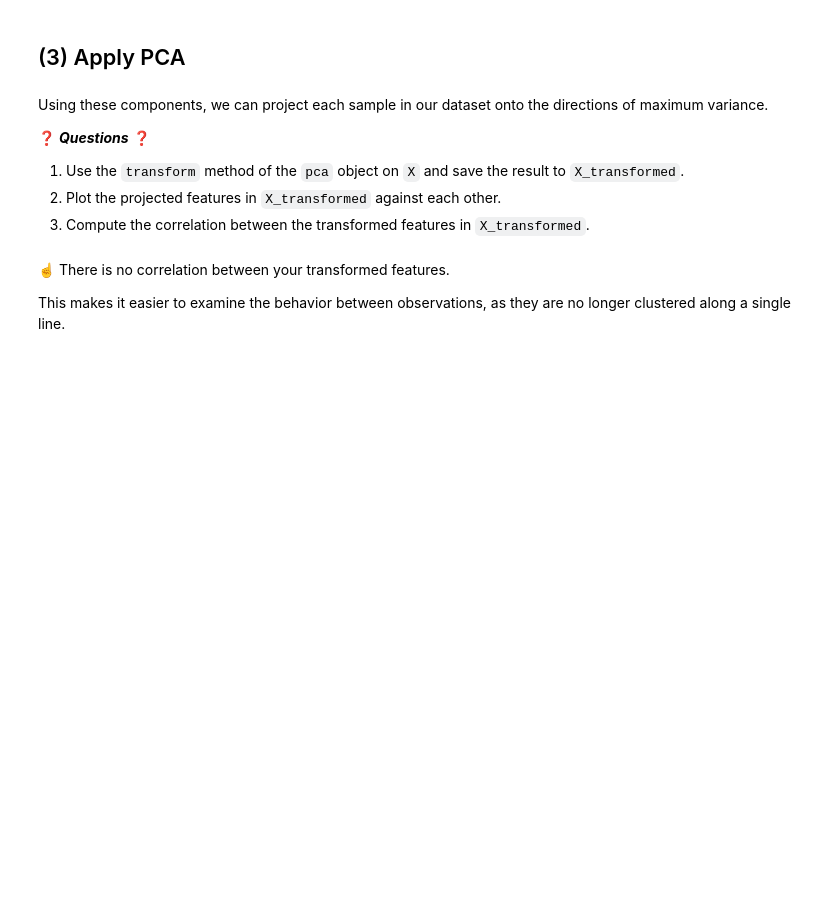
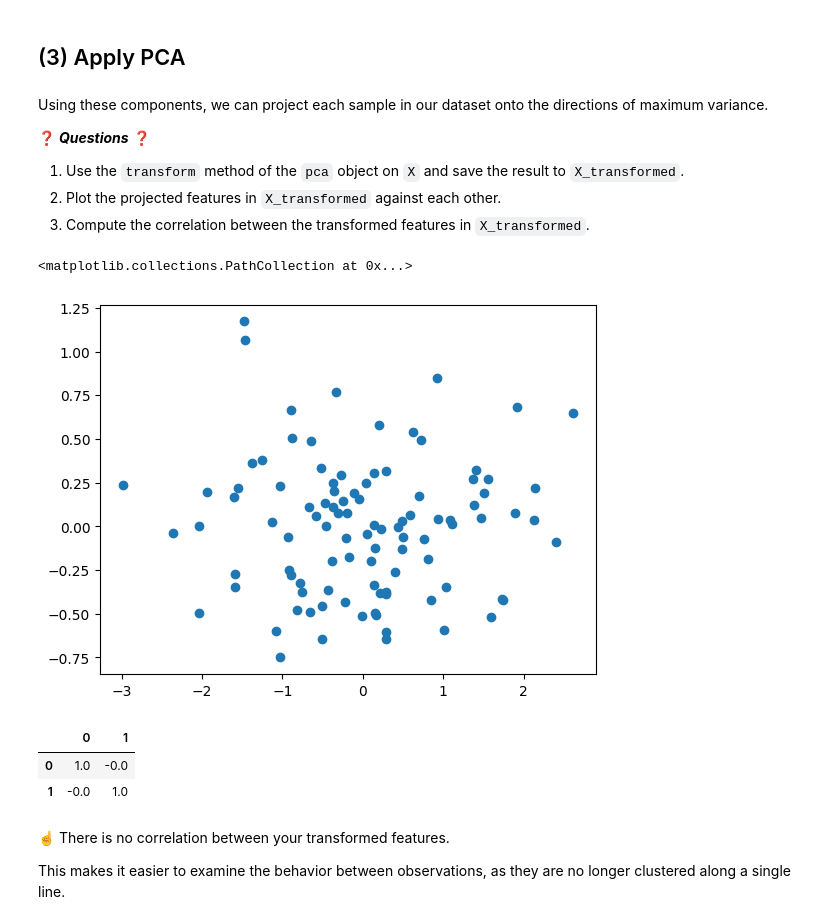
Before and after one commit to itsyeren/data-face-recoginition, a Jupyter notebook: warmup_pca.ipynb, the cells around one changed output. Drawn from its saved outputs; the diff is of its cells as text; code cells hidden in the pictures; blank space fills up the shorter version.

```diff
--- a/warmup_pca.ipynb
+++ b/warmup_pca.ipynb
@@ -42,0 +48,5 @@ Our observations are clustered along a single line, making it hard to distinguis
+# %%
+from sklearn.decomposition import PCA
+
+pca = PCA(n_components=2)
+pca.fit(X)
@@ -98,3 +113,16 @@ Using these components, we can project each sample in our dataset onto the direc
+# %%
+X_transformed = pca.transform(X)
+# %%
+plt.scatter(X_transformed[:,0], X_transformed[:,1])
+# %% [output]
+<matplotlib.collections.PathCollection at 0x...>
+[figure, added]
+# %%
+pd.DataFrame(X_transformed).corr().round(3)
+# %% [output]
+|  | 0 | 1 |
+| 0 | 1.0 | -0.0 |
+| 1 | -0.0 | 1.0 |
 # %% [markdown]
 ☝️ There is no correlation between your transformed features.
 
```
Also changed, not shown: parts of 15 cells of this notebook.
